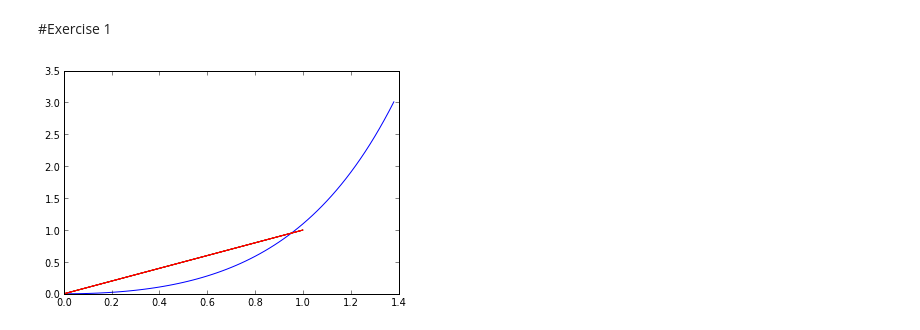
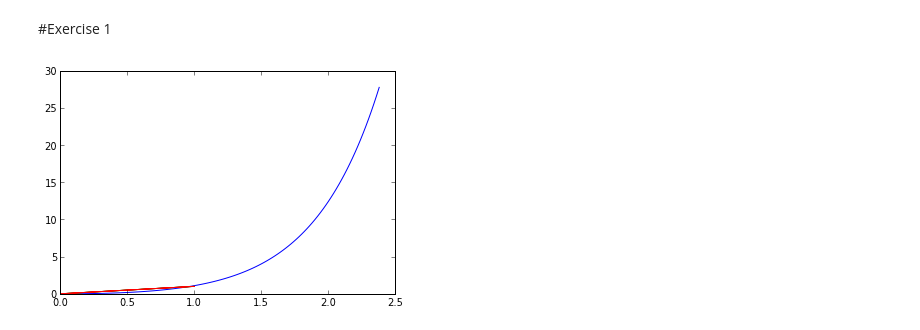
Before and after one commit to mattyuiop/PHYS202-S13, a Jupyter notebook: Week7/EulerMethod.ipynb, the cells around one changed output. Cells and saved outputs as stored; diff of their text form; code cells hidden in the pictures.

```diff
--- a/Week7/EulerMethod.ipynb
+++ b/Week7/EulerMethod.ipynb
@@ -45,29 +27,29 @@ print s,v
 # %%
 # midpoint takes velocity average to compute next position
 
 #solve dy/dx = x+ 2y  or y = y' - x
 x= yi = yn= xn = np.zeros(100)
 #x = np.zeros(100)
 x[0] = 0
 dx = 0.25
 #y[1] = dx*(2*y[0] + x[0]) + y[0]
 for i in range(1,int(1+1./dx)):
     x[i+1] = x[i] + dx
     yi[i+1] = dx*(2*yi[i]+ x[i+1]) + yi[i]
 
 
 dx = .02
 #y[2] = 2*.02 + .5*x[1] + y[1]
 
 for i in range(1,int(1+1./dx)):
     yn[i+1] = dx*(2*yn[i]+ xn[i]) + yn[i]
     xn[i+1] = xn[i] + dx
 
-xtest = arange(0, 1.4,.02)
+xtest = arange(0, 2.4,.02)
 ytest = .25*exp(2*xtest) - 0.5*xtest - .25
 plot(xtest,ytest)
 plot(x,yi)
 plot(xn,yn)
 show()
 # %% [output]
-[figure, old version]
+[figure, new version]
```
Also changed, not shown: parts of 8 cells of this notebook, 1 other file.
